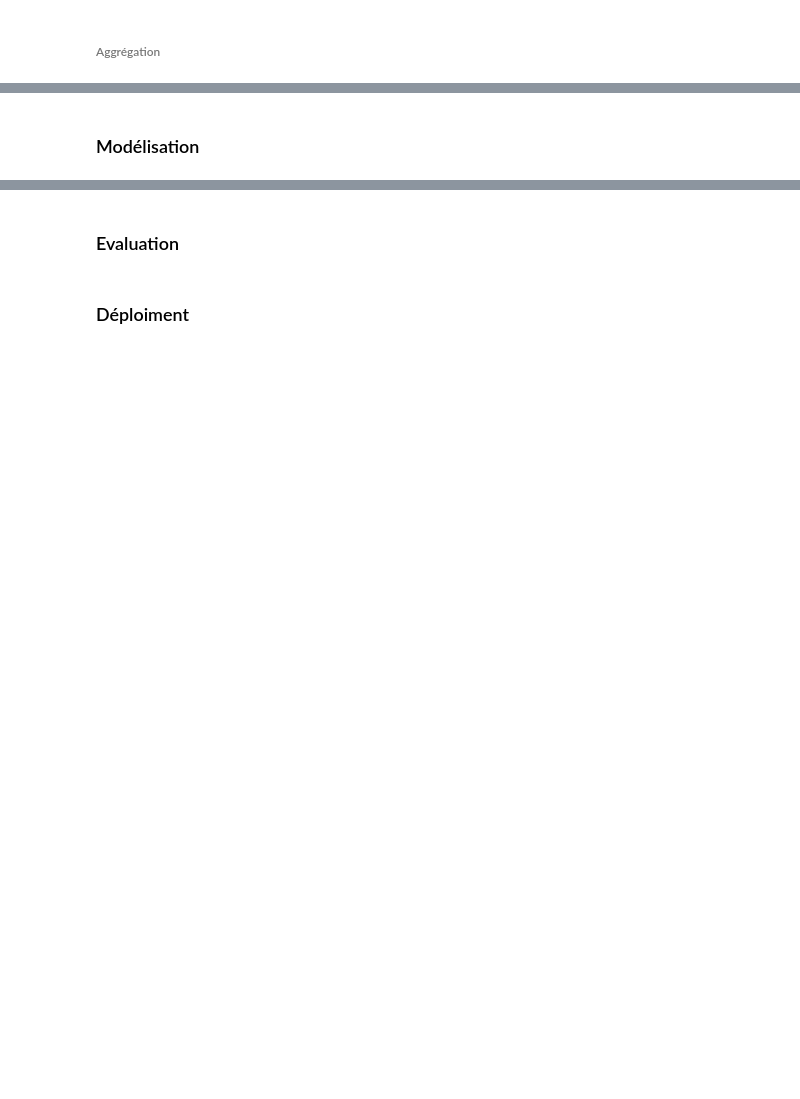
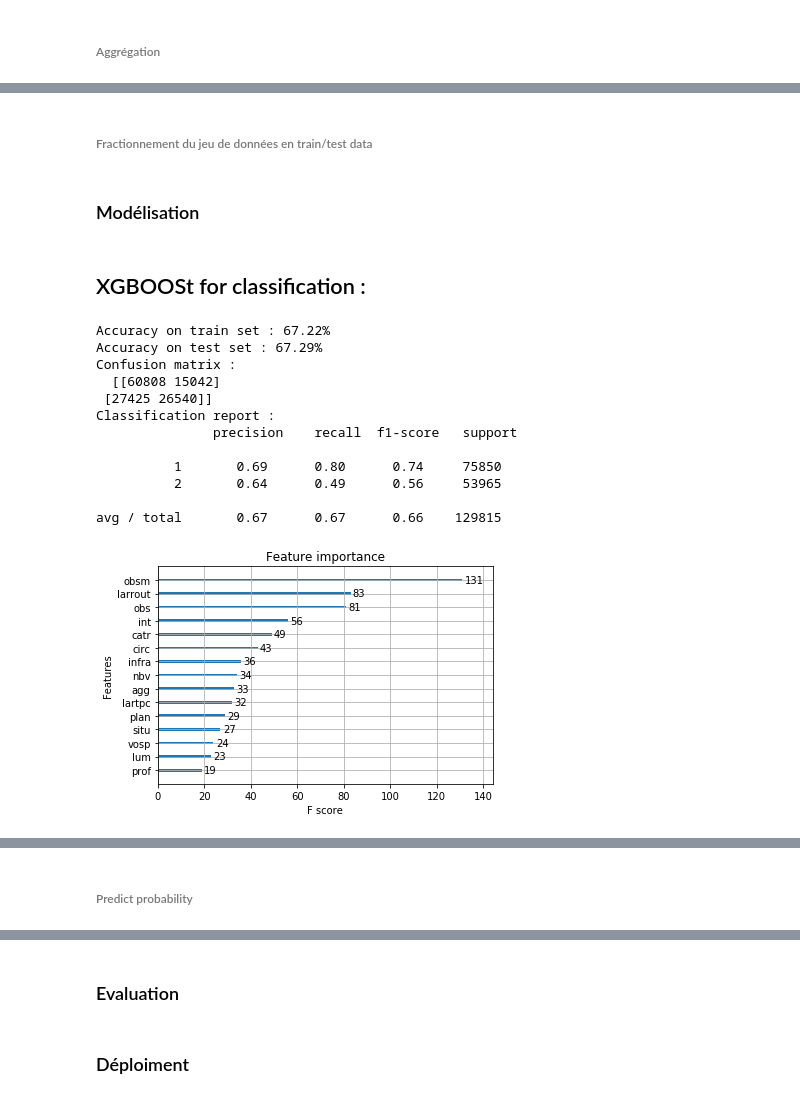
Before and after one commit to Louriz/Big_data_IMT, a Jupyter notebook: risk_gravite_frequence_accidents.ipynb, the cells around one changed output, grey strips where cells are left out. Drawn from its saved outputs; the diff is of its cells as text; code cells hidden in the pictures; blank space fills up the shorter version.

```diff
--- a/risk_gravite_frequence_accidents.ipynb
+++ b/risk_gravite_frequence_accidents.ipynb
@@ -372,0 +626,2 @@ print(data_merged['catr'].unique())
+# %%
+df=pd.read_csv('score-analysis/data_frequence_gravity_risk.csv',encoding='latin-1')
@@ -372,0 +674,13 @@ print(data_merged['catr'].unique())
+# %%
+# score d'accident :
+df['sc_acc'] =(df.nb_acc-df.nb_acc.min())/(df.nb_acc.max()-df.nb_acc.min())
+# score de gravité :
+df['sc_grav'] =( df['indemne'] + (df['blessé'] * np.exp(1)) +
+                                   (df['hospitalisé'] * np.exp(2)) + (df['tue'] * np.exp(3)))
+#normalize sc_grav
+df['sc_grav_norm']=(df.sc_grav)/(df.sc_grav.max())
+# %%
+# create two levels for sc_grav_norm
+df['risk_gravity']=1
+df.loc[((df['sc_grav_norm']<df.sc_grav_norm.describe()['50%'])),'risk_gravity']=1
+df.loc[((df['sc_grav_norm']>df.sc_grav_norm.describe()['50%'])),'risk_gravity']=2
@@ -372,0 +693,5 @@ print(data_merged['catr'].unique())
+# %%
+#create two levels for risk_frequency :
+df['risk_frequence']=1
+df.loc[((df['sc_acc']<df.sc_acc.describe()['50%'])),'risk_frequence']=1
+df.loc[((df['sc_acc']>df.sc_acc.describe()['50%'])),'risk_frequence']=2
@@ -373,2 +706,60 @@ print(data_merged['catr'].unique())
+# %% [markdown]
+###### Fractionnement du jeu de données en train/test data
 # %% [markdown]
 ### Modélisation
+# %% [markdown]
+## XGBOOSt for classification :
+# %%
+import time
+start_time = time.time()
+
+col_used =[ 'lum', 'agg', 'int', 'catr', 'circ', 'nbv', 'vosp', 'prof', 'plan',
+       'lartpc', 'larrout', 'infra', 'situ', 'obs', 'obsm', 'risk_gravity']
+data=df.loc[:,col_used]
+
+#DataFrame.dtypes for data must be int, float or bool. So we do not perform any changing for dtypes
+
+# split data into target and feature data :
+y=data.risk_gravity.values  # target column
+X=data.loc[:,data.columns!='risk_gravity']  # feature data
+
+#split data into train/test data :
+X_train,X_test,y_train,y_test=train_test_split(X,y,test_size=0.3,random_state=1)
+
+#fit model on training set
+
+xgboost_model=XGBClassifier(n_jobs=-1,max_depth=3) # n_jobs=-1 to use all threads available
+xgboost_model.fit(X_train,y_train)
+
+#evaluate on train set to assist overfitting :
+y_pred_train=xgboost_model.predict(X_train)
+accuracy_train = accuracy_score(y_train, y_pred_train)
+
+#predict on test set :
+y_pred_test=xgboost_model.predict(X_test)
+cm=confusion_matrix(y_test,y_pred_test)
+accuracy_test = accuracy_score(y_test, y_pred_test)
+#print results :
+print("Accuracy on train set : %.2f%%" % (accuracy_train * 100.0))
+print("Accuracy on test set : %.2f%%" % (accuracy_test * 100.0))
+print("Confusion matrix : \n ",cm)
+print('Classification report : \n ',classification_report(y_test,y_pred_test))
+plot_importance(xgboost_model)
+plt.show()
+
+#print time token for running the script
+print("My program took", time.time() - start_time, " (s) to run")
+# %% [output]
+Accuracy on train set : 67.22%
+Accuracy on test set : 67.29%
+Confusion matrix :
+  [[60808 15042]
+ [27425 26540]]
+Classification report :
+               precision    recall  f1-score   support
+
+          1       0.69      0.80      0.74     75850
+          2       0.64      0.49      0.56     53965
+
+avg / total       0.67      0.67      0.66    129815
+[figure, added]
@@ -374,0 +767,2 @@ print(data_merged['catr'].unique())
+# %% [markdown]
+###### Predict probability
```
Also changed, not shown: parts of 126 cells of this notebook.
